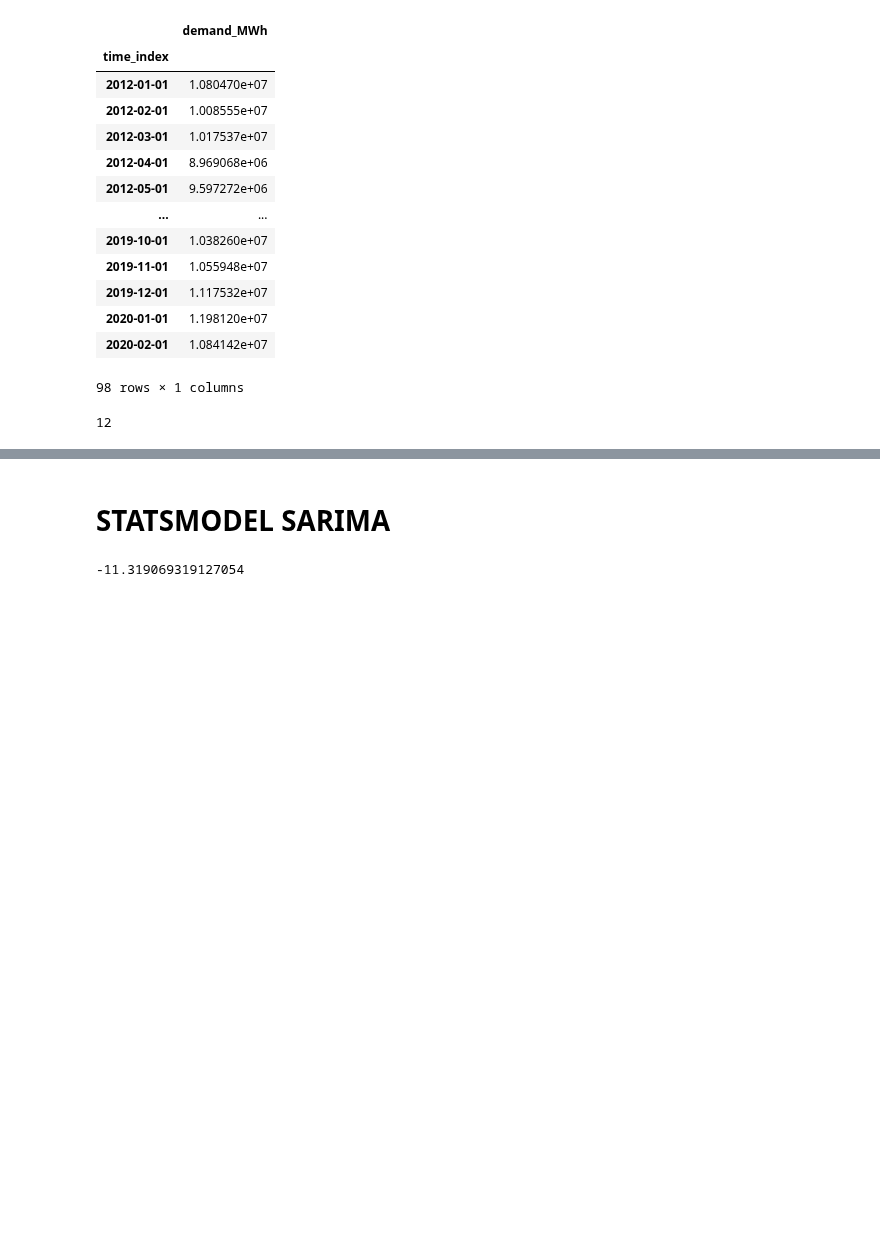
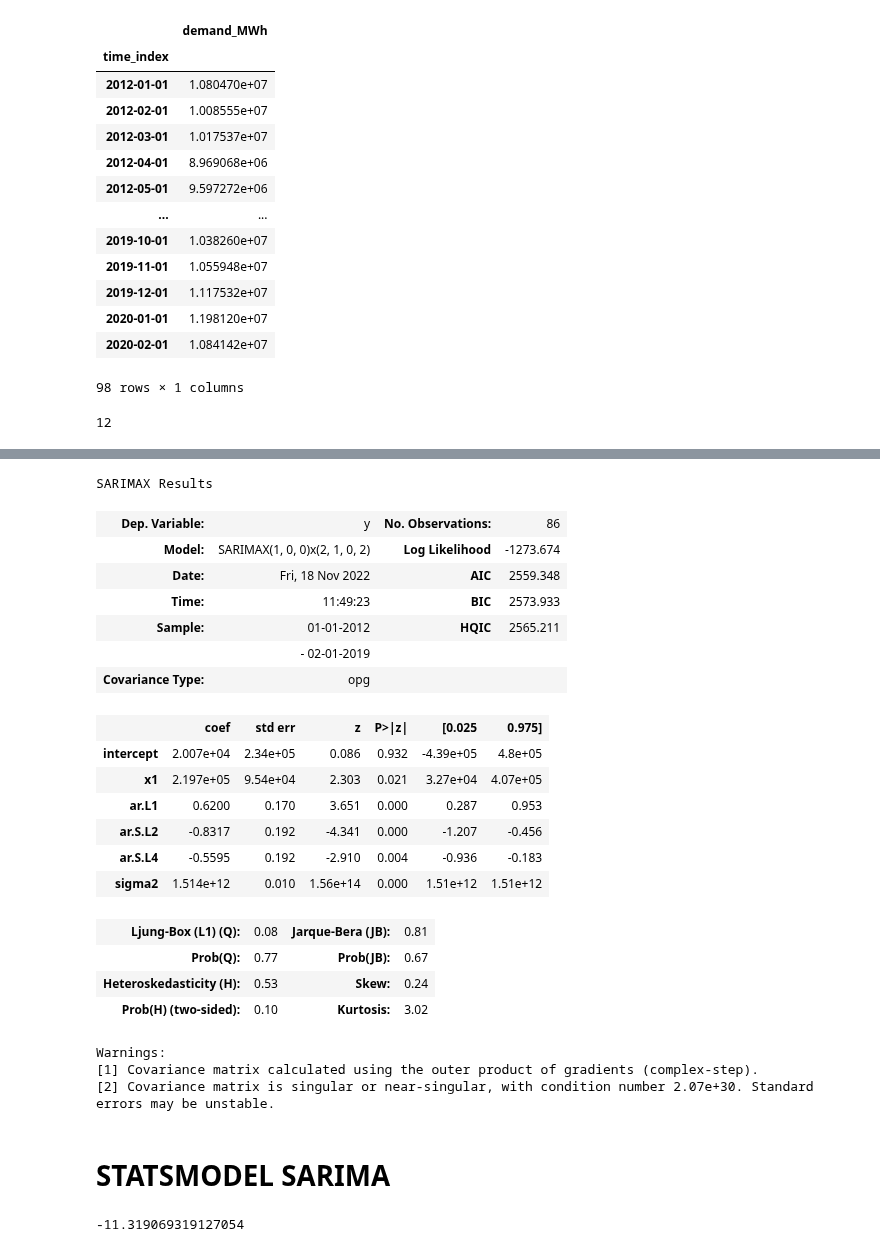
Before and after one commit to tomashbk/electric_energy_demand_argentina, a Jupyter notebook: SARIMAX.ipynb, the cells around one changed output, grey strips where cells are left out. Drawn from its saved outputs; the diff is of its cells as text; code cells hidden in the pictures; blank space fills up the shorter version.

```diff
--- a/sarimax.ipynb
+++ b/SARIMAX.ipynb
@@ -258,3 +291,28 @@ statsmodels: 0.13.5
+# %%
+model.summary()
+# %% [output]
+SARIMAX Results
+| Dep. Variable: | y | No. Observations: | 86 |
+| Model: | SARIMAX(1, 0, 0)x(2, 1, 0, 2) | Log Likelihood | -1273.674 |
+| Date: | Fri, 18 Nov 2022 | AIC | 2559.348 |
+| Time: | 11:49:23 | BIC | 2573.933 |
+| Sample: | 01-01-2012 | HQIC | 2565.211 |
+|  | - 02-01-2019 |  |  |
+| Covariance Type: | opg |  |  |
+|  | coef | std err | z | P>|z| | [0.025 | 0.975] |
+| intercept | 2.007e+04 | 2.34e+05 | 0.086 | 0.932 | -4.39e+05 | 4.8e+05 |
+| x1 | 2.197e+05 | 9.54e+04 | 2.303 | 0.021 | 3.27e+04 | 4.07e+05 |
+| ar.L1 | 0.6200 | 0.170 | 3.651 | 0.000 | 0.287 | 0.953 |
+| ar.S.L2 | -0.8317 | 0.192 | -4.341 | 0.000 | -1.207 | -0.456 |
+| ar.S.L4 | -0.5595 | 0.192 | -2.910 | 0.004 | -0.936 | -0.183 |
+| sigma2 | 1.514e+12 | 0.010 | 1.56e+14 | 0.000 | 1.51e+12 | 1.51e+12 |
+| Ljung-Box (L1) (Q): | 0.08 | Jarque-Bera (JB): | 0.81 |
+| Prob(Q): | 0.77 | Prob(JB): | 0.67 |
+| Heteroskedasticity (H): | 0.53 | Skew: | 0.24 |
+| Prob(H) (two-sided): | 0.10 | Kurtosis: | 3.02 |
+Warnings:
+[1] Covariance matrix calculated using the outer product of gradients (complex-step).
+[2] Covariance matrix is singular or near-singular, with condition number 2.07e+30. Standard errors may be unstable.
 # %% [markdown]
 # STATSMODEL SARIMA
 # %%
```
Also changed, not shown: parts of 28 cells of this notebook, 4 other files.
